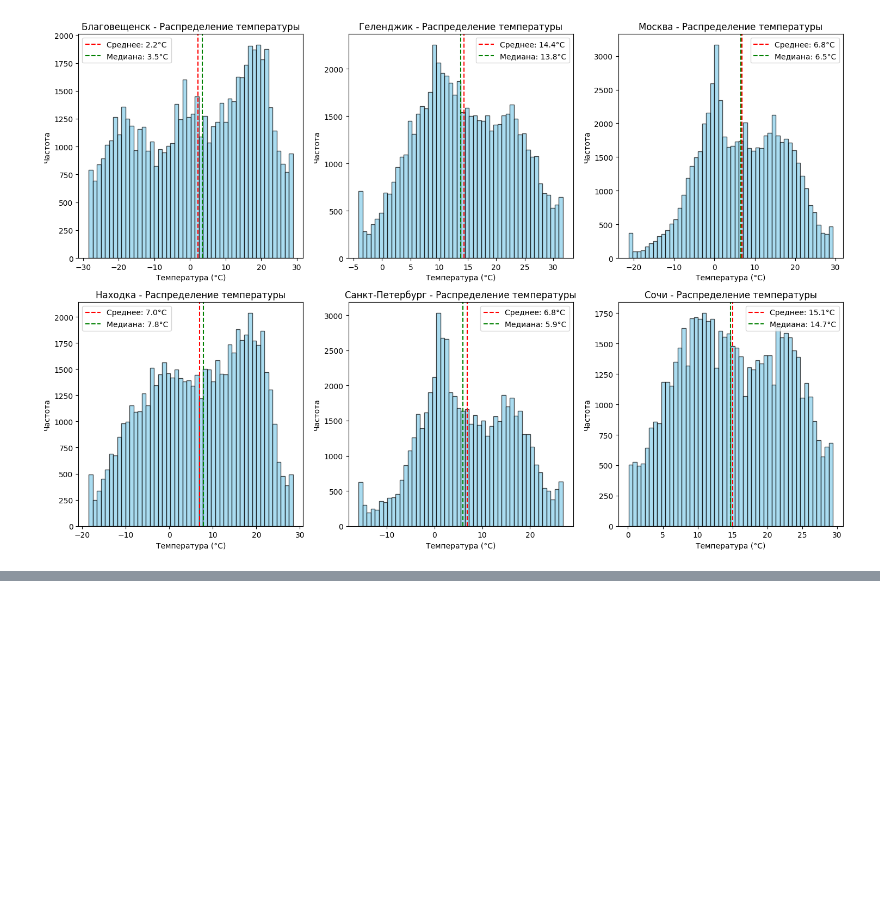
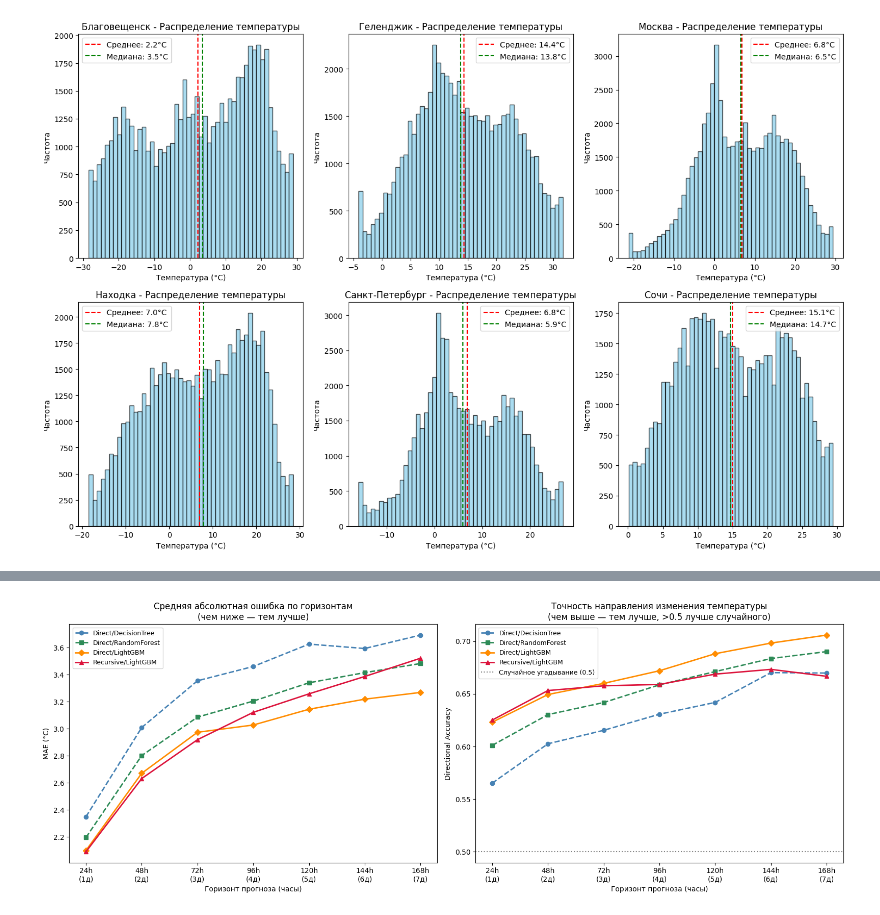
Before and after one commit to ebelehov19-debug/FP_2, a Jupyter notebook: lab2.ipynb, the cells around one changed output, grey strips where cells are left out. Saved outputs shown, nothing was run; the diff lists cells and outputs as text; code cells hidden in the pictures; blank space fills up the shorter version.

```diff
--- a/lab2.ipynb
+++ b/lab2.ipynb
@@ -476,0 +940,10 @@ plt.show()
+# %%
+rows = []
+for h in HORIZONS:
+    for model_name, metrics in direct_results[h].items():
+        rows.append({'Горизонт (ч)': h, 'Стратегия': 'Direct', 'Модель': model_name, **metrics})
+    rows.append({'Горизонт (ч)': h, 'Стратегия': 'Recursive', 'Модель': 'LightGBM',
+                 **recursive_results[h]})
+
+results_df = pd.DataFrame(rows)
+results_df.sort_values(['Горизонт (ч)', 'MAE']).reset_index(drop=True)
@@ -476,0 +968,39 @@ plt.show()
+# %%
+fig, axes = plt.subplots(1, 2, figsize=(16, 6))
+
+palette = {
+    ('Direct',    'DecisionTree'): ('steelblue',  '--', 'o'),
+    ('Direct',    'RandomForest'): ('seagreen',   '--', 's'),
+    ('Direct',    'LightGBM'):     ('darkorange', '-',  'D'),
+    ('Recursive', 'LightGBM'):     ('crimson',    '-',  '^'),
+}
+for (strategy, model), (color, ls, marker) in palette.items():
+    sub = results_df[(results_df['Стратегия'] == strategy) & (results_df['Модель'] == model)]
+    if sub.empty:
+        continue
+    axes[0].plot(sub['Горизонт (ч)'], sub['MAE'],
+                 color=color, ls=ls, marker=marker, lw=2, label=f'{strategy}/{model}')
+    axes[1].plot(sub['Горизонт (ч)'], sub['Dir.Acc'],
+                 color=color, ls=ls, marker=marker, lw=2, label=f'{strategy}/{model}')
+
+# Левый график: MAE
+axes[0].set_xlabel('Горизонт прогноза (часы)')
+axes[0].set_ylabel('MAE (°C)')
+axes[0].set_title('Средняя абсолютная ошибка по горизонтам\n(чем ниже — тем лучше)')
+axes[0].set_xticks(HORIZONS)
+axes[0].set_xticklabels([f'{h}h\n({h//24}д)' for h in HORIZONS])
+axes[0].legend(fontsize=9)
+
+# Правый график: Directional Accuracy
+axes[1].axhline(0.5, color='gray', ls=':', lw=1.5, label='Случайное угадывание (0.5)')
+axes[1].set_xlabel('Горизонт прогноза (часы)')
+axes[1].set_ylabel('Directional Accuracy')
+axes[1].set_title('Точность направления изменения температуры\n(чем выше — тем лучше, >0.5 лучше случайного)')
+axes[1].set_xticks(HORIZONS)
+axes[1].set_xticklabels([f'{h}h\n({h//24}д)' for h in HORIZONS])
+axes[1].legend(fontsize=9)
+
+plt.tight_layout()
+plt.show()
+# %% [output]
+[figure, added]
```
Also changed, not shown: parts of 35 cells of this notebook.
